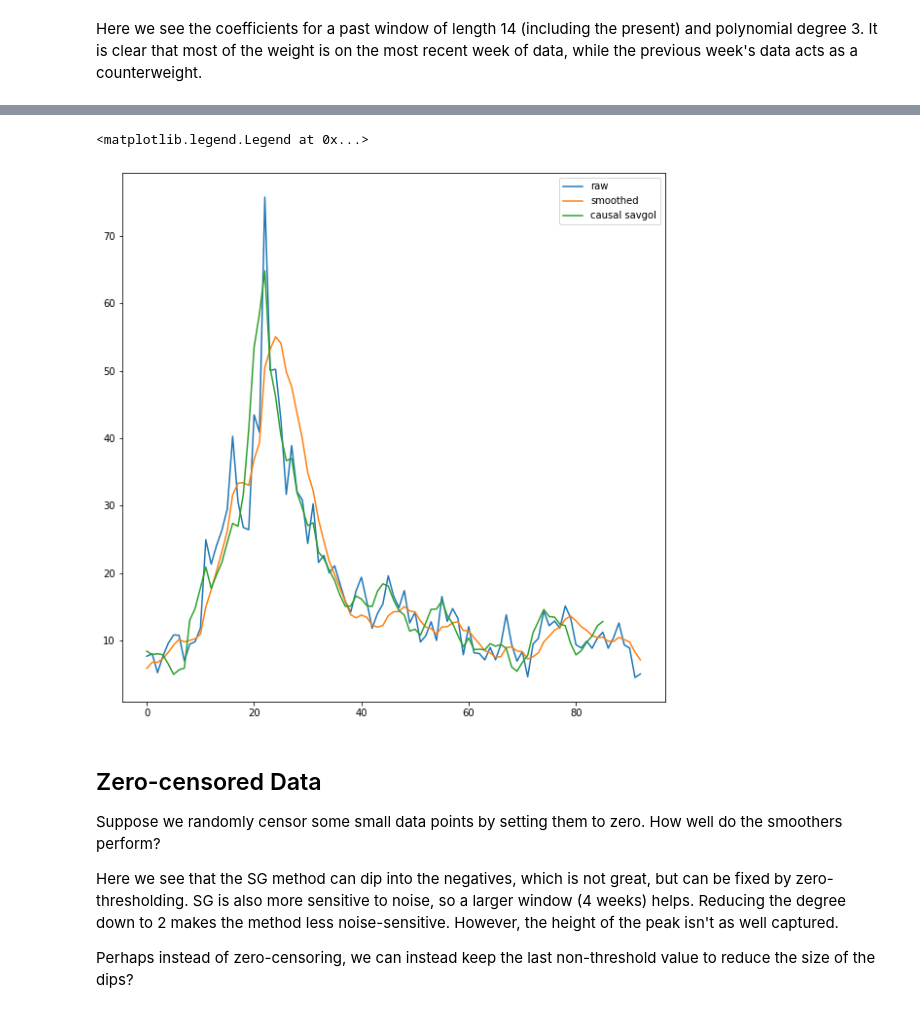
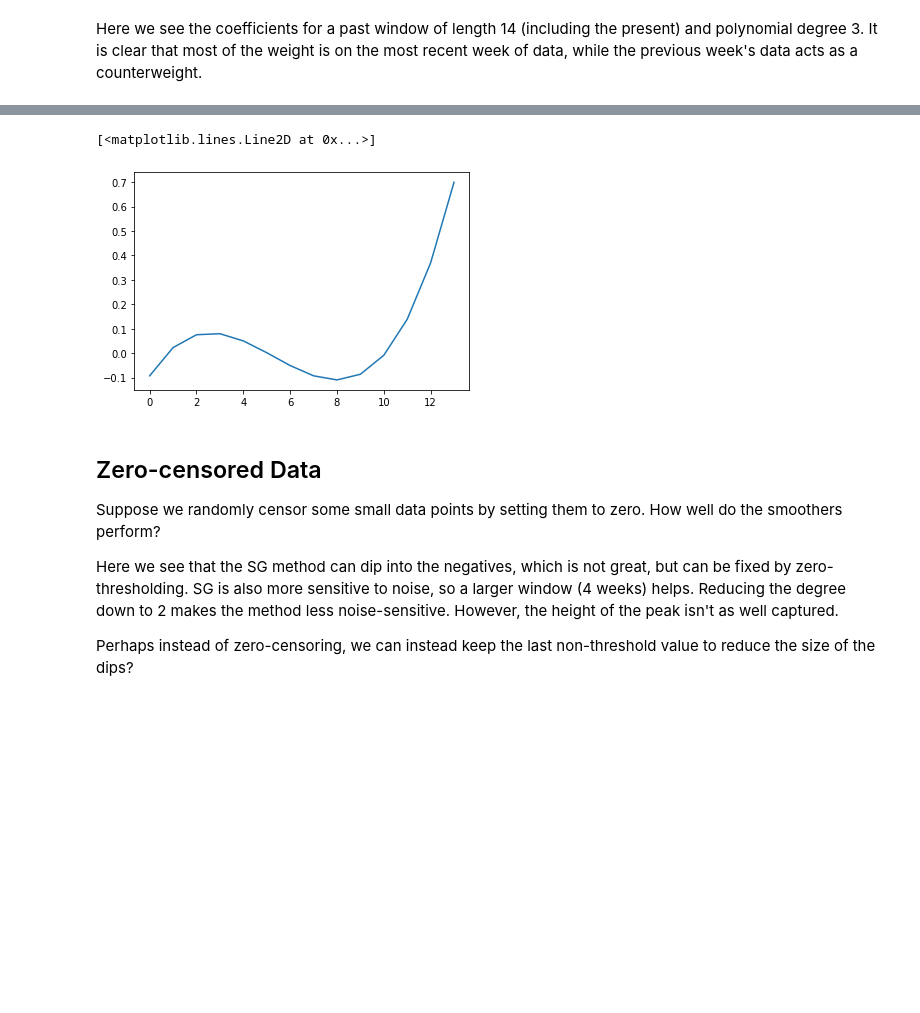
Before and after one commit to sgsmob/covidcast-indicators, a Jupyter notebook: _delphi_utils_python/delphi_utils/smoothing_docs/COVIDcast Smoothing.ipynb, the cells around one changed output, grey strips where cells are left out. Drawn from its saved outputs; the diff is of its cells as text; code cells hidden in the pictures; blank space fills up the shorter version.

```diff
--- a/_delphi_utils_python/delphi_utils/smoothing_docs/COVIDcast Smoothing.ipynb
+++ b/_delphi_utils_python/delphi_utils/smoothing_docs/COVIDcast Smoothing.ipynb
@@ -56,14 +78,8 @@ Of course, the quality of the shape fit depends on the parameters chosen. Press
-# %%
-plt.figure(figsize=(10,10))
-plt.plot(np.array(data_raw.value), label="raw")
-plt.plot(np.array(data_smooth.value), label="smoothed")
-# plt.plot(_left_gauss_linear(np.array(data_raw.value)), label="reproduced smoothed")
-# plt.plot(np.hstack((savgol_filter(np.array(data_raw.value), 21, 5))), label="savgol")
-plt.plot(causal_savgol_filter(np.array(data_raw.value), 14, 3), label="causal savgol")
-plt.legend()
-# %% [output]
-<matplotlib.legend.Legend at 0x...>
-[figure, removed]
+# %%
+plt.plot(smoother.coeffs)
+# %% [output]
+[<matplotlib.lines.Line2D at 0x...>]
+[figure, added]
 # %% [markdown]
 ## Zero-censored Data
 Suppose we randomly censor some small data points by setting them to zero. How well do the smoothers perform?
```
Also changed, not shown: parts of 16 cells of this notebook.
